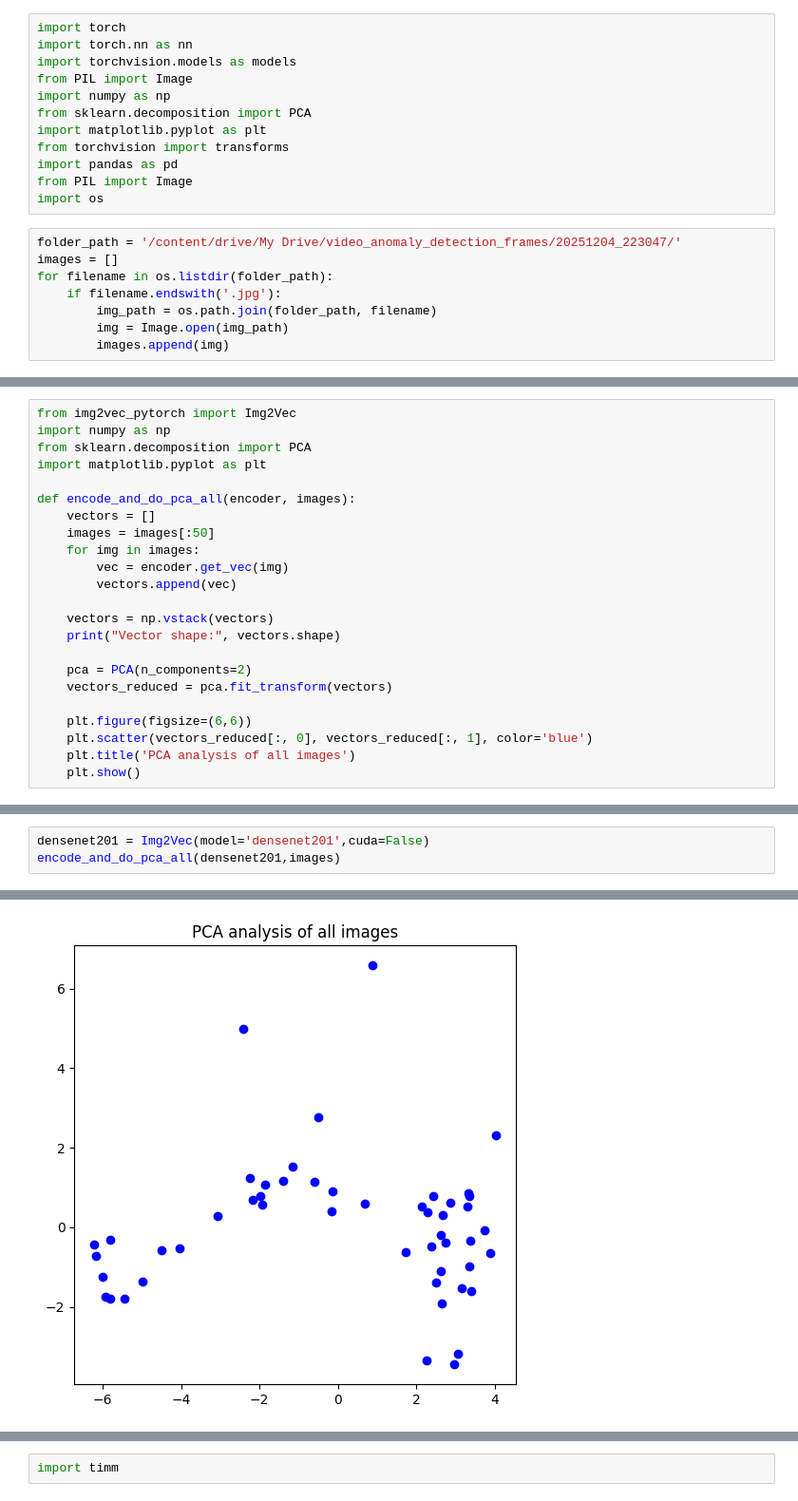
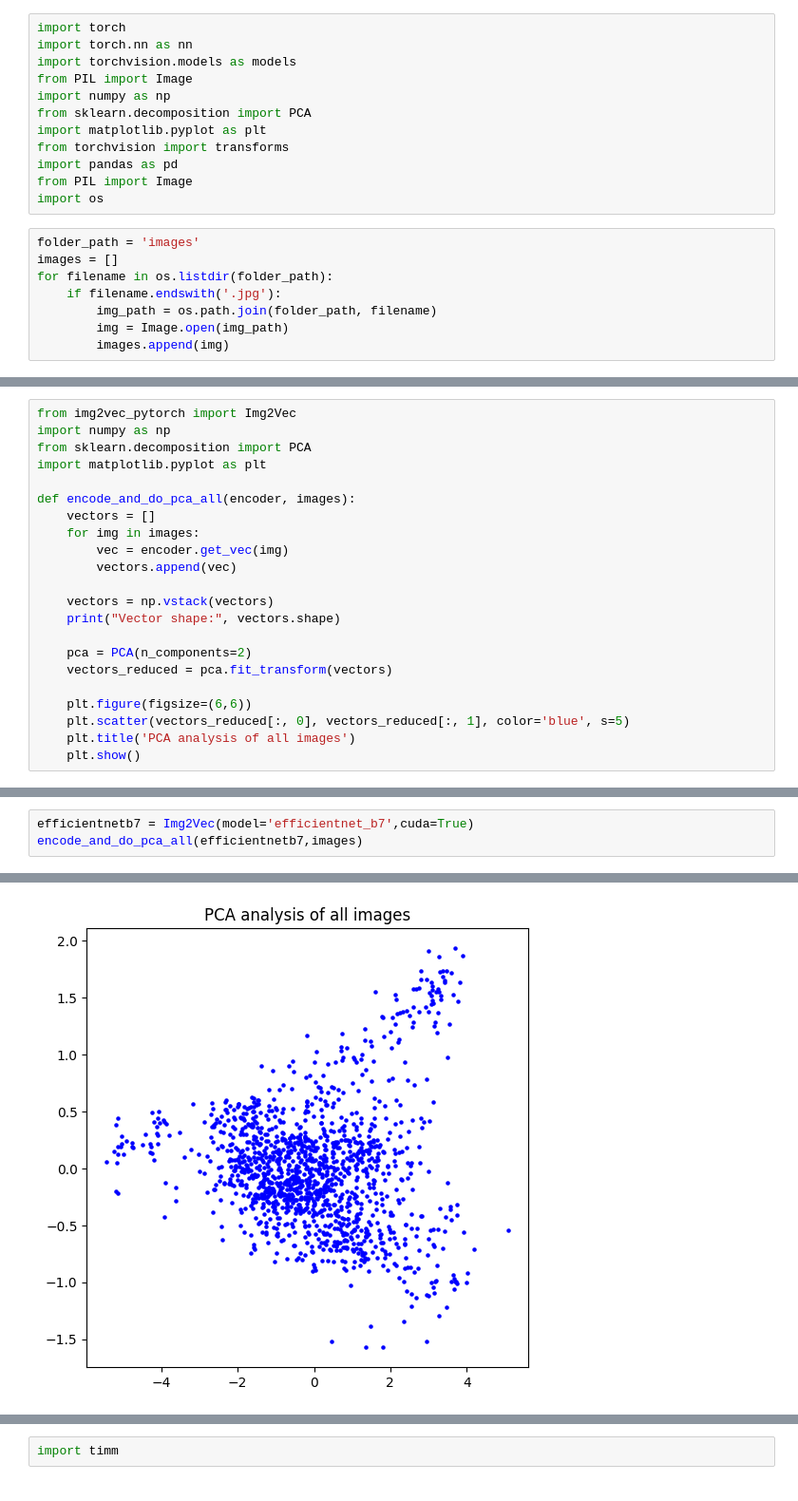
Before and after one commit to martafigurska/VideoFeedAnomaly, a Jupyter notebook: pcaForAll.ipynb, the cells around one changed output, grey strips where cells are left out. Shown at 95% size. Drawn from its saved outputs; the diff is of its cells as text.

```diff
--- a/pcaForAll.ipynb
+++ b/pcaForAll.ipynb
@@ -16,7 +11,7 @@ import pandas as pd
 from PIL import Image
 import os
 # %%
-folder_path = '/content/drive/My Drive/video_anomaly_detection_frames/20251204_223047/'
+folder_path = 'images'
 images = []
 for filename in os.listdir(folder_path):
     if filename.endswith('.jpg'):
@@ -57,7 +32,6 @@ import matplotlib.pyplot as plt
 
 def encode_and_do_pca_all(encoder, images):
     vectors = []
-    images = images[:50]
     for img in images:
         vec = encoder.get_vec(img)
         vectors.append(vec)
@@ -69,6 +43,6 @@ def encode_and_do_pca_all(encoder, images):
     vectors_reduced = pca.fit_transform(vectors)
 
     plt.figure(figsize=(6,6))
-    plt.scatter(vectors_reduced[:, 0], vectors_reduced[:, 1], color='blue')
+    plt.scatter(vectors_reduced[:, 0], vectors_reduced[:, 1], color='blue', s=5)
     plt.title('PCA analysis of all images')
     plt.show()
@@ -108,4 +93,4 @@ Vector shape: (50, 4096)
 # %%
-densenet201 = Img2Vec(model='densenet201',cuda=False)
-encode_and_do_pca_all(densenet201,images)
+efficientnetb7 = Img2Vec(model='efficientnet_b7',cuda=True)
+encode_and_do_pca_all(efficientnetb7,images)
 # %% [output]
@@ -114 +98 @@ Vector shape: (50, 1920)
-[figure, old version]
+[figure, new version]
```
Also changed, not shown: parts of 13 cells of this notebook.
